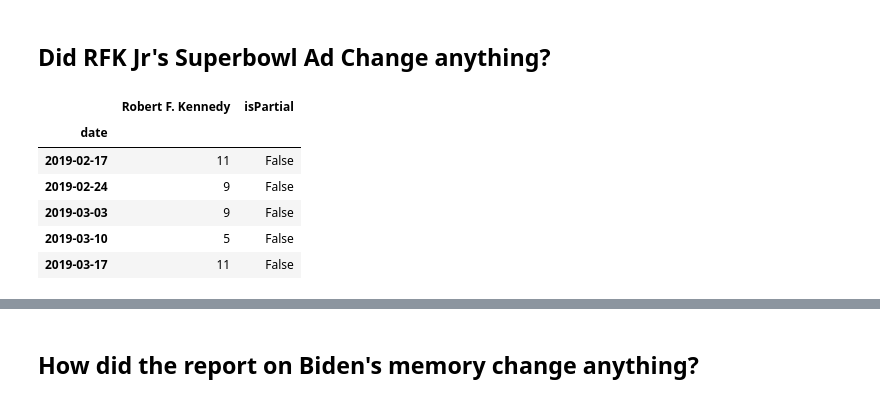
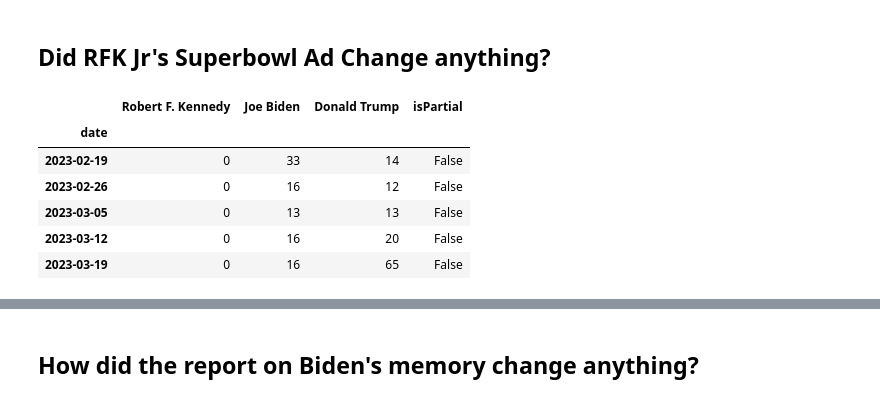
Before and after one commit to robertfeldstein/Election2024, a Jupyter notebook: battle_grounds.ipynb, the cells around one changed output, grey strips where cells are left out. Drawn from its saved outputs; the diff is of its cells as text; code cells hidden in the pictures.

```diff
--- a/battle_grounds.ipynb
+++ b/battle_grounds.ipynb
@@ -108,26 +108,26 @@ time_series(biden_states[1], 'Joe Biden', states[1]['state'].iloc[0])
 # %%
 #Look at google trends data
 
 from pytrends.request import TrendReq
 
-time.sleep(60)
+time.sleep(30)
 
 pytrends = TrendReq(hl='en-US', tz=360)
 
-kw_list = ['Robert F. Kennedy']
+kw_list = ['Robert F. Kennedy', 'Joe Biden', 'Donald Trump']
 
-pytrends.build_payload(kw_list, cat=0, timeframe='today 5-y', geo='', gprop='')
+pytrends.build_payload(kw_list, cat=0, timeframe='today 12-m', geo='', gprop='')
 
 interest_over_time_df = pytrends.interest_over_time()
 interest_over_time_df.head()
 # %% [output]
-|  | Robert F. Kennedy | isPartial |
-| date |  |  |
-| 2019-02-17 | 11 | False |
-| 2019-02-24 | 9 | False |
-| 2019-03-03 | 9 | False |
-| 2019-03-10 | 5 | False |
-| 2019-03-17 | 11 | False |
+|  | Robert F. Kennedy | Joe Biden | Donald Trump | isPartial |
+| date |  |  |  |  |
+| 2023-02-19 | 0 | 33 | 14 | False |
+| 2023-02-26 | 0 | 16 | 12 | False |
+| 2023-03-05 | 0 | 13 | 13 | False |
+| 2023-03-12 | 0 | 16 | 20 | False |
+| 2023-03-19 | 0 | 16 | 65 | False |
 # %%
 interest_over_time_df.plot()
 # %% [output]
```
Also changed, not shown: parts of 1 cell of this notebook, 3 other files.
